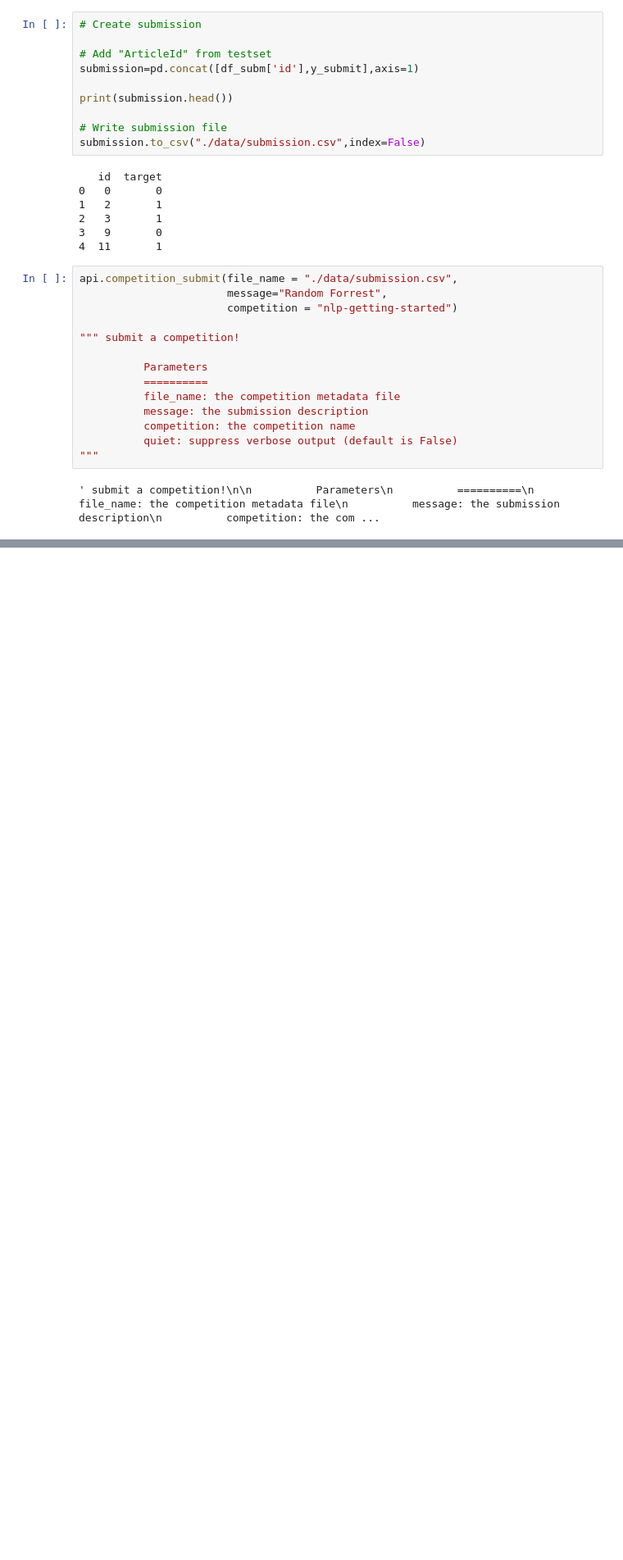
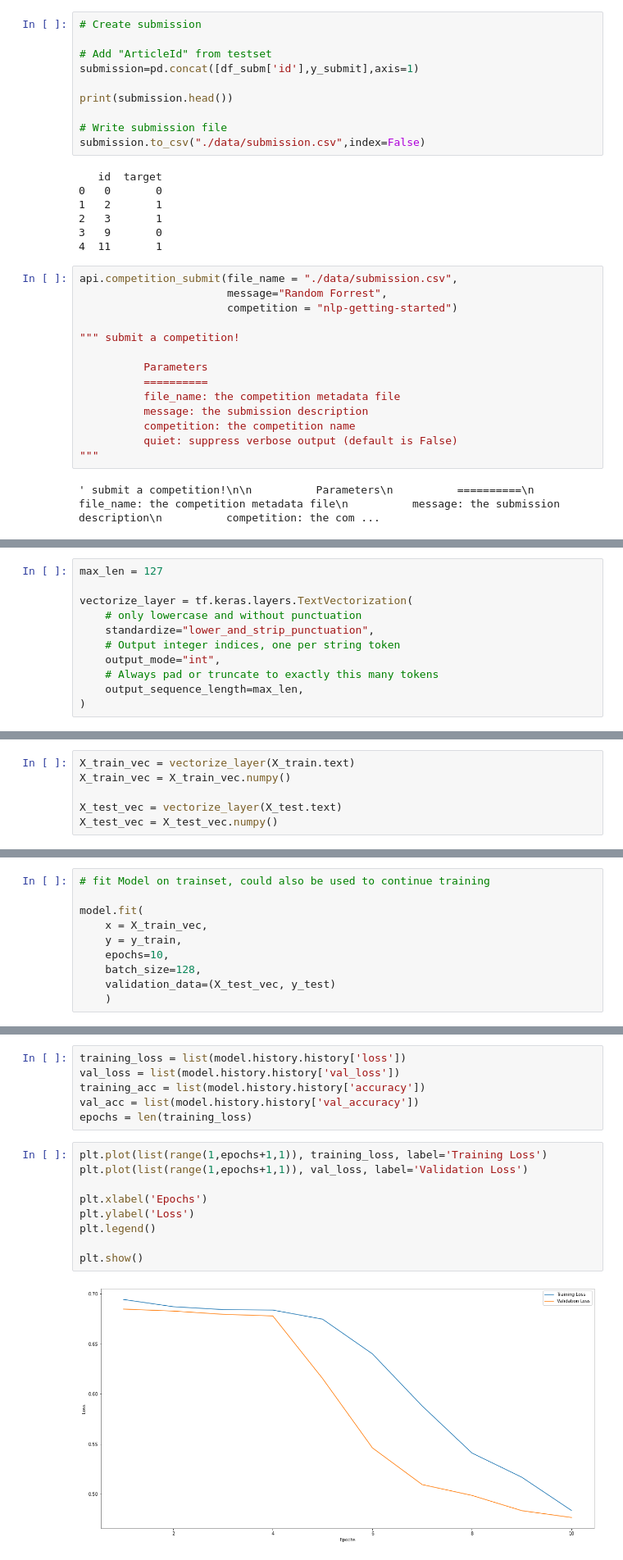
Before and after one commit to cloud-erik/5511, a Jupyter notebook: Disaster_Tweets.ipynb, the cells around one changed output, grey strips where cells are left out. Shown at 82% size. Saved outputs shown, nothing was run; the diff lists cells and outputs as text; blank space fills up the shorter version.

```diff
--- a/Disaster_Tweets.ipynb
+++ b/Disaster_Tweets.ipynb
@@ -1057,0 +1045,11 @@ The Random Forrest Classifier outperfomed that with an score of 0.77597.
+# %%
+max_len = 127
+
+vectorize_layer = tf.keras.layers.TextVectorization(
+    # only lowercase and without punctuation
+    standardize="lower_and_strip_punctuation",
+    # Output integer indices, one per string token
+    output_mode="int",
+    # Always pad or truncate to exactly this many tokens
+    output_sequence_length=max_len,
+)
@@ -1057,0 +1064,6 @@ The Random Forrest Classifier outperfomed that with an score of 0.77597.
+# %%
+X_train_vec = vectorize_layer(X_train.text)
+X_train_vec = X_train_vec.numpy()
+
+X_test_vec = vectorize_layer(X_test.text)
+X_test_vec = X_test_vec.numpy()
@@ -1057,0 +1130,10 @@ The Random Forrest Classifier outperfomed that with an score of 0.77597.
+# %%
+# fit Model on trainset, could also be used to continue training
+
+model.fit(
+    x = X_train_vec,
+    y = y_train,
+    epochs=10,
+    batch_size=128,
+    validation_data=(X_test_vec, y_test)
+    )
@@ -1057,0 +1162,17 @@ The Random Forrest Classifier outperfomed that with an score of 0.77597.
+# %%
+training_loss = list(model.history.history['loss'])
+val_loss = list(model.history.history['val_loss'])
+training_acc = list(model.history.history['accuracy'])
+val_acc = list(model.history.history['val_accuracy'])
+epochs = len(training_loss)
+# %%
+plt.plot(list(range(1,epochs+1,1)), training_loss, label='Training Loss')
+plt.plot(list(range(1,epochs+1,1)), val_loss, label='Validation Loss')
+
+plt.xlabel('Epochs')
+plt.ylabel('Loss')
+plt.legend()
+
+plt.show()
+# %% [output]
+[figure, added]
```
Also changed, not shown: parts of 25 cells of this notebook.
